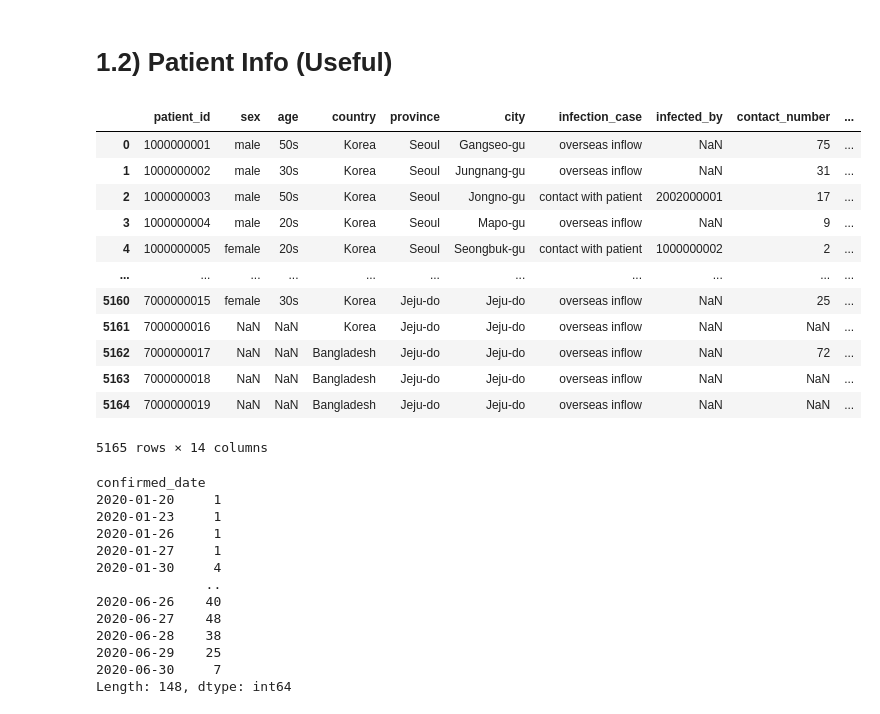
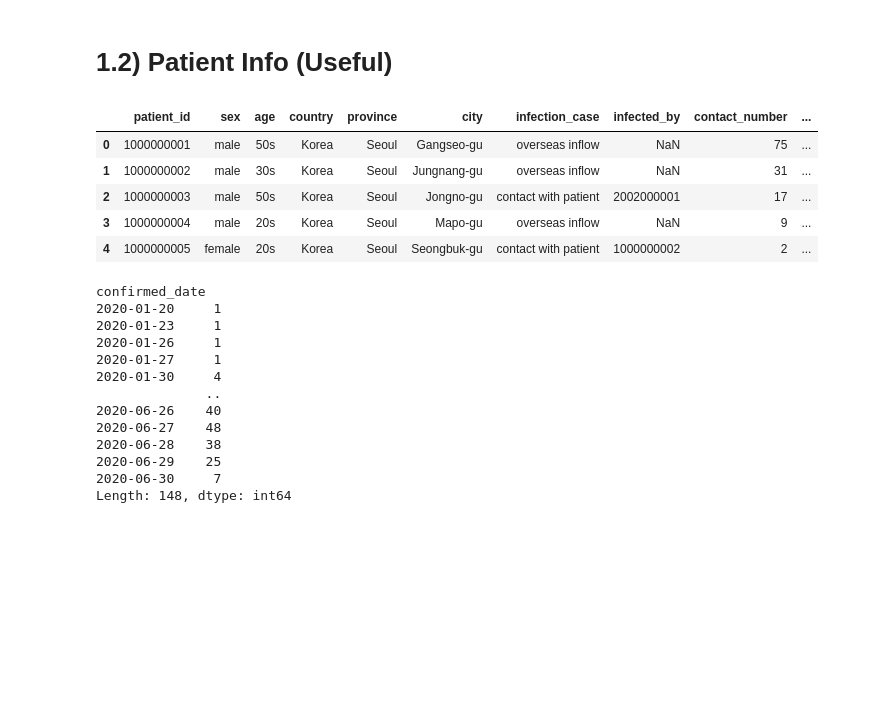
Before and after one commit to victoryapcheeann/QF625-Project, a Jupyter notebook: index.ipynb, the cells around one changed output. Cells and saved outputs as stored; diff of their text form; code cells hidden in the pictures; blank space fills up the shorter version.

```diff
--- a/index.ipynb
+++ b/index.ipynb
@@ -50,21 +43,14 @@ caseData.groupby('province').sum()
 # 1.2) Patient Info (Useful)
 # %%
 patientData = pd.read_csv('covid/patientinfo.csv')
-patientData
+patientData.head()
 # %% [output]
 |  | patient_id | sex | age | country | province | city | infection_case | infected_by | contact_number | ... |
 | 0 | 1000000001 | male | 50s | Korea | Seoul | Gangseo-gu | overseas inflow | NaN | 75 | ... |
 | 1 | 1000000002 | male | 30s | Korea | Seoul | Jungnang-gu | overseas inflow | NaN | 31 | ... |
 | 2 | 1000000003 | male | 50s | Korea | Seoul | Jongno-gu | contact with patient | 2002000001 | 17 | ... |
 | 3 | 1000000004 | male | 20s | Korea | Seoul | Mapo-gu | overseas inflow | NaN | 9 | ... |
 | 4 | 1000000005 | female | 20s | Korea | Seoul | Seongbuk-gu | contact with patient | 1000000002 | 2 | ... |
-| ... | ... | ... | ... | ... | ... | ... | ... | ... | ... | ... |
-| 5160 | 7000000015 | female | 30s | Korea | Jeju-do | Jeju-do | overseas inflow | NaN | 25 | ... |
-| 5161 | 7000000016 | NaN | NaN | Korea | Jeju-do | Jeju-do | overseas inflow | NaN | NaN | ... |
-| 5162 | 7000000017 | NaN | NaN | Bangladesh | Jeju-do | Jeju-do | overseas inflow | NaN | 72 | ... |
-| 5163 | 7000000018 | NaN | NaN | Bangladesh | Jeju-do | Jeju-do | overseas inflow | NaN | NaN | ... |
-| 5164 | 7000000019 | NaN | NaN | Bangladesh | Jeju-do | Jeju-do | overseas inflow | NaN | NaN | ... |
-5165 rows × 14 columns
 # %%
 groupPatientData = patientData.groupby('confirmed_date').size()
 groupPatientData
```
Also changed, not shown: parts of 11 cells of this notebook.
